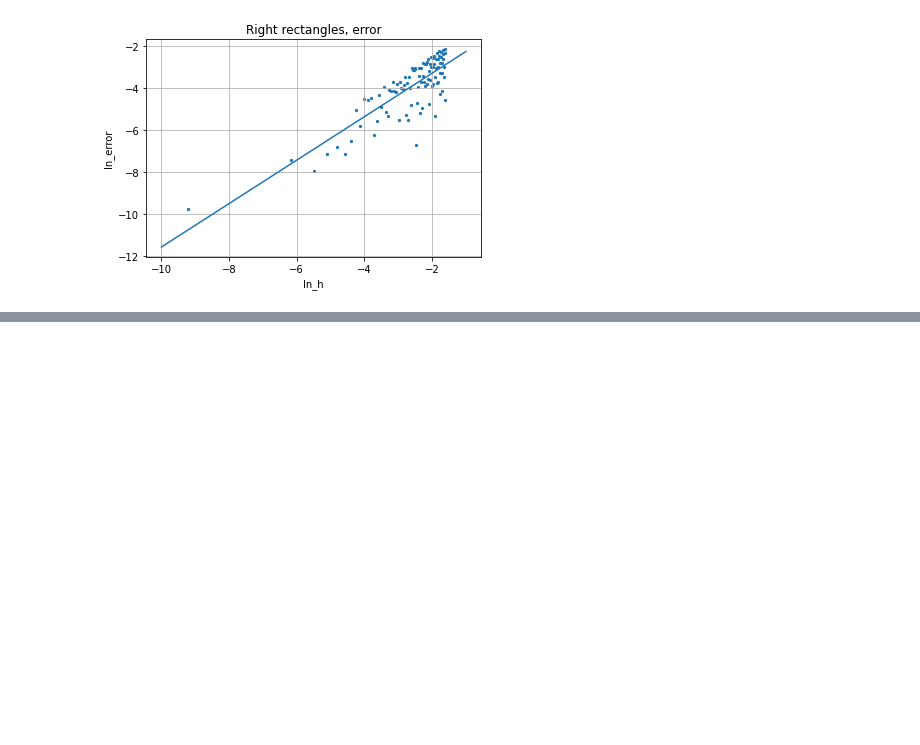
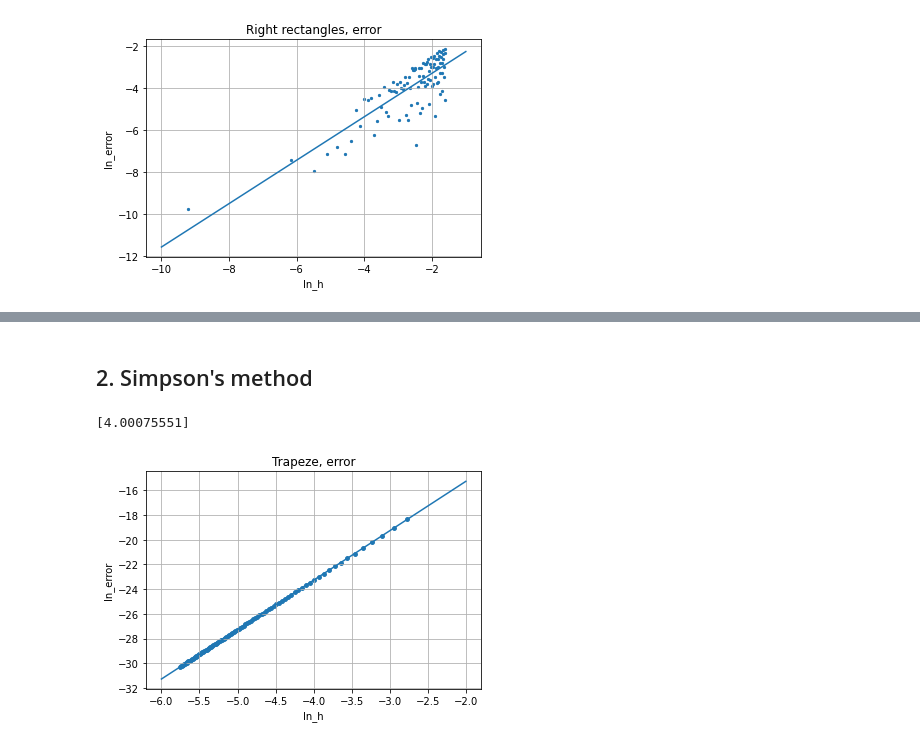
Before and after one commit to ivan-shargin/Math_labs, a Jupyter notebook: Lab_5.ipynb, the cells around one changed output, grey strips where cells are left out. Cells and saved outputs as stored; diff of their text form; code cells hidden in the pictures; blank space fills up the shorter version.

Commit message:
simpson

```diff
--- a/Lab_5.ipynb
+++ b/Lab_5.ipynb
@@ -114,0 +160,40 @@ print(linear_regressor.coef_)
+# %% [markdown]
+## 2. Simpson's method
+# %%
+def Simpson(f, section, N):
+    x_grid = np.linspace(section[0], section[1], N+1)
+    S = 0
+    for i in range(N):
+        x_c = (x_grid[i+1] + x_grid[i]) / 2
+        S += 1 / 6 * (f(x_grid[i]) + 4 * f(x_c) + f(x_grid[i+1])) * (x_grid[i+1] - x_grid[i])
+
+    return(S)
+# %%
+N_arr = np.array(range(50, 1000, 10))
+h_arr = math.pi / N_arr
+error = []
+for N in N_arr:
+    I = Simpson(f_easy_test, np.array([0, math.pi]), N)
+    I_precise = 2
+    error.append(np.linalg.norm(I - I_precise))
+
+error = np.array(error)
+ln_error = np.log(error)
+ln_h = np.log(h_arr)
+
+fig, ax = plt.subplots()
+ax.grid()
+ax.scatter(ln_h, ln_error, s=15)
+plt.xlabel("ln_h")
+plt.ylabel("ln_error")
+plt.title("Trapeze, error")
+
+linear_regressor = linear_model.LinearRegression()
+linear_regressor.fit(ln_h.reshape((ln_h.size, 1)), ln_error)
+x0 = np.linspace(-6, -2, 100).reshape((100, 1))
+y0 = linear_regressor.predict(x0)
+ax.plot(x0, y0)
+print(linear_regressor.coef_)
+# %% [output]
+[4.00075551]
+[figure, added]
```
Also changed, not shown: parts of 3 cells of this notebook.
